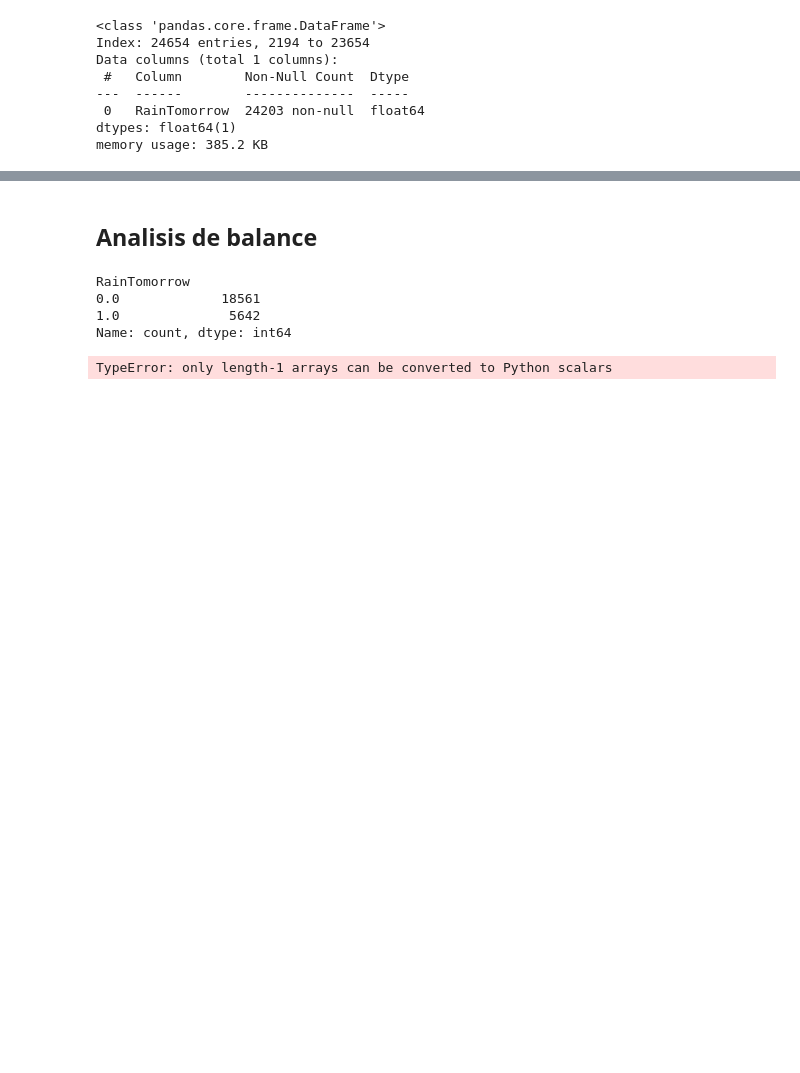
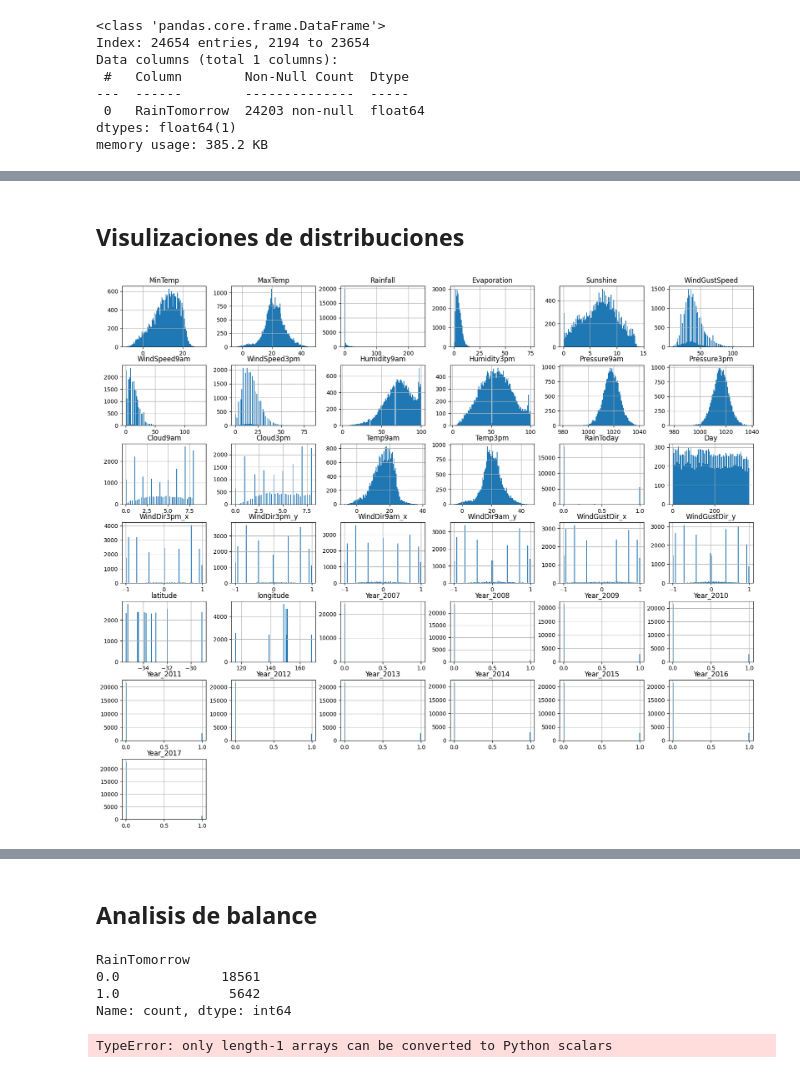
Before and after one commit to bpace1/AA1-TUIA-Crenna-Pace-SanchoAlmenar, a Jupyter notebook: TP-clasificacion-AA1.ipynb, the cells around one changed output, grey strips where cells are left out. Saved outputs shown, nothing was run; the diff lists cells and outputs as text; code cells hidden in the pictures; blank space fills up the shorter version.

```diff
--- a/TP-clasificacion-AA1.ipynb
+++ b/TP-clasificacion-AA1.ipynb
@@ -242,5 +270,6 @@ Usaremos one-hot encoding para el manejo de las variables categóricas *Year*, *
 # %%
-columnas_categoricas: List[str] = ['Year', 'Season']
+#columnas_categoricas: List[str] = ['Year', 'Season']
+columnas_categoricas: List[str] = ['Year']
 
 encoder: OneHotEncoder = OneHotEncoder(handle_unknown='ignore', sparse_output = False).set_output(transform='pandas')
 # %%
@@ -319,3 +329,13 @@ Index(['RainTomorrow'], dtype='object')
+# %%
+# Hacer una funcion elegante y que no se note que esta gpteada, a mi no me da la cabeza a esta hora
+# Basicamente es eliminar una tupla de x_train si en el mismo indice y_train es nan
+
+for index, row in y_train.iterrows():
+
+    if pd.isna(row['RainTomorrow']):
+
+        X_train = X_train.drop(index = index)
+        y_train = y_train.drop(index = index)
 # %%
 y_train.isna().sum()
 # %% [output]
@@ -326,3 +346,12 @@ knn = KNNImputer(n_neighbors=5)
 
 X_train = pd.DataFrame(knn.fit_transform(X_train), columns=X_train.columns)
 X_test = pd.DataFrame(knn.transform(X_test), columns=X_test.columns)
+# %% [markdown]
+
+## Visulizaciones de distribuciones
+# %%
+X_train.hist(figsize= (20,17), bins=100)
+
+plt.show()
+# %% [output]
+[figure, added]
```
Also changed, not shown: parts of 21 cells of this notebook.
